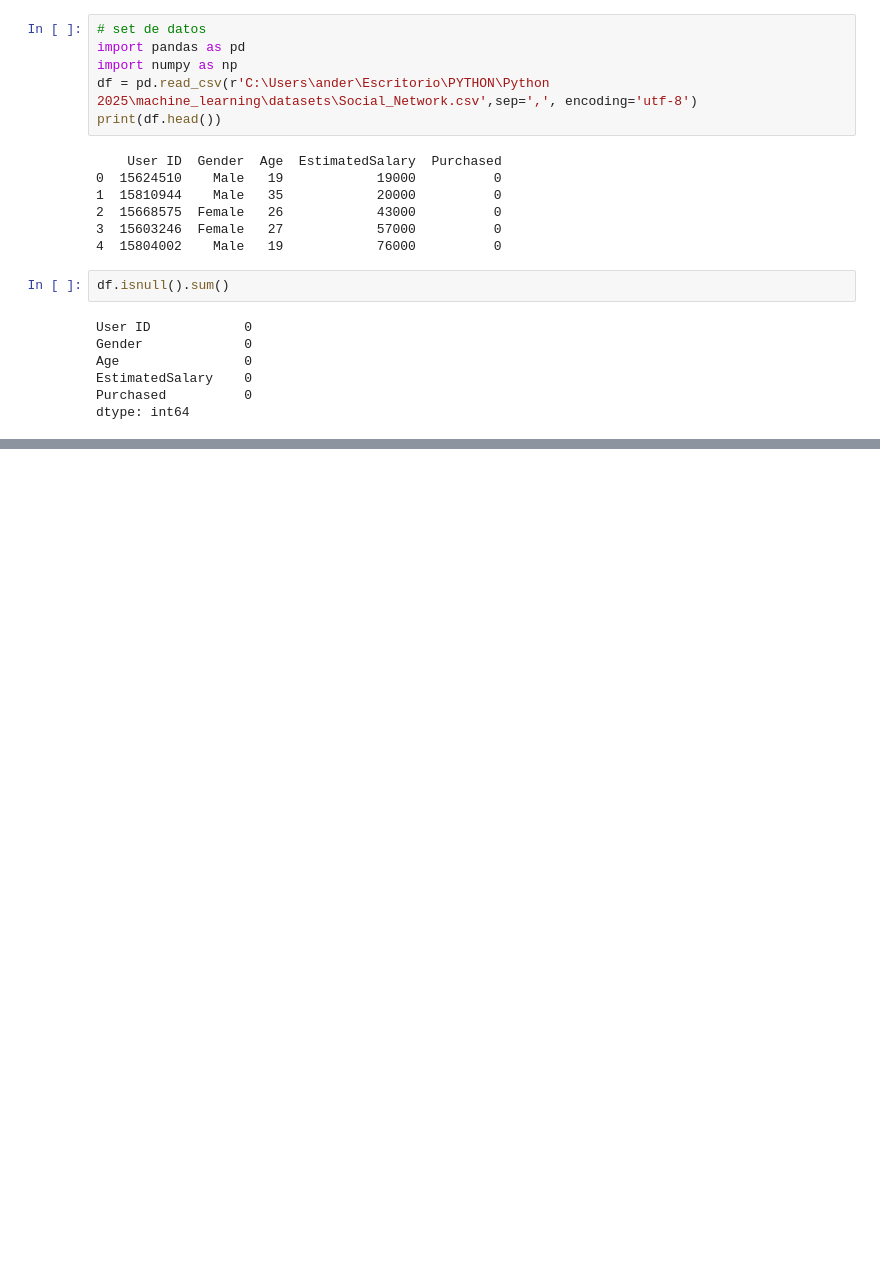
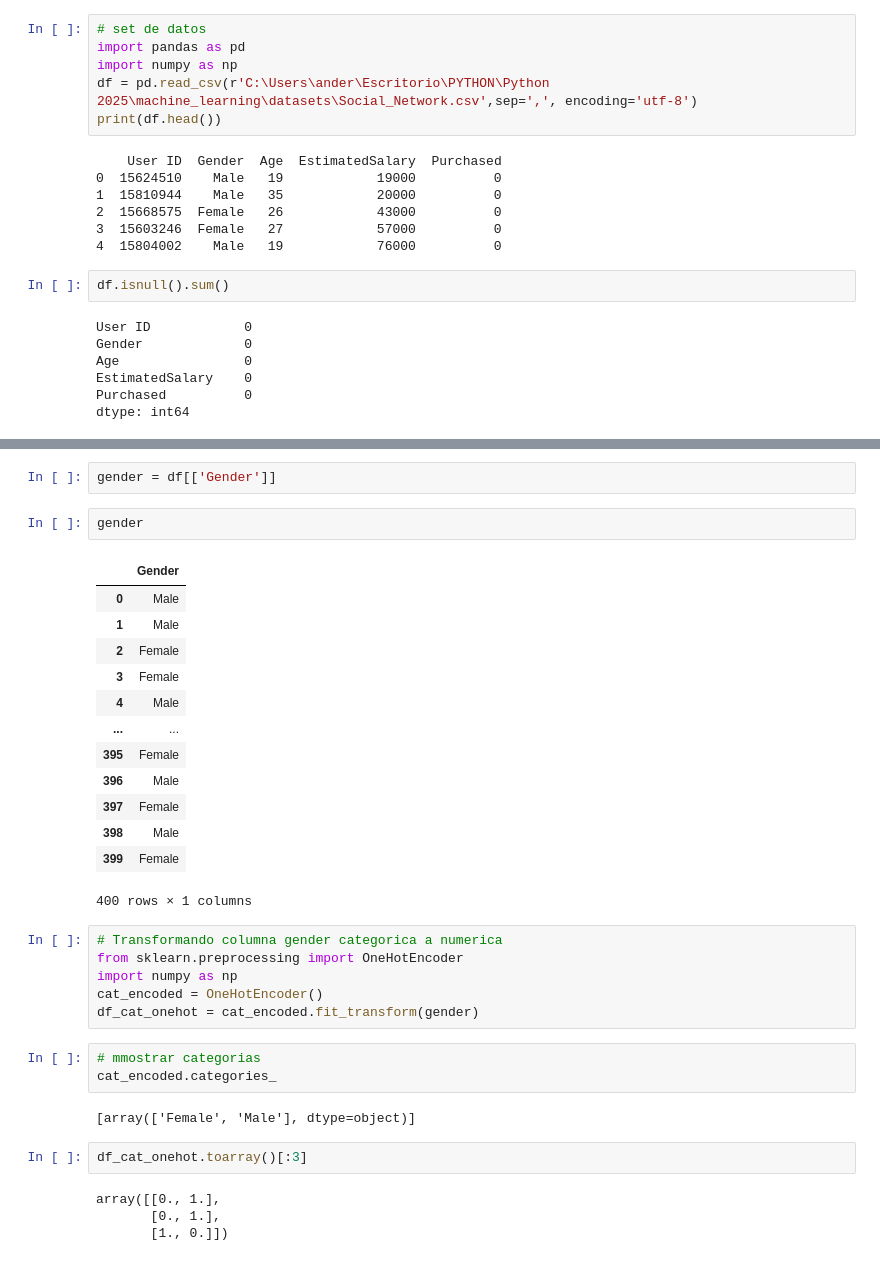
Before and after one commit to beyondAnalysIs/Machine_Learning_Python_scikit-learn, a Jupyter notebook: regresion/03_clasificacion.ipynb, the cells around one changed output, grey strips where cells are left out. Saved outputs shown, nothing was run; the diff lists cells and outputs as text; blank space fills up the shorter version.

```diff
--- a/regresion/03_clasificacion.ipynb
+++ b/regresion/03_clasificacion.ipynb
@@ -127,0 +166,35 @@ dtype: int64
+# %%
+gender = df[['Gender']]
+# %%
+gender
+# %% [output]
+|  | Gender |
+| 0 | Male |
+| 1 | Male |
+| 2 | Female |
+| 3 | Female |
+| 4 | Male |
+| ... | ... |
+| 395 | Female |
+| 396 | Male |
+| 397 | Female |
+| 398 | Male |
+| 399 | Female |
+400 rows × 1 columns
+# %%
+# Transformando columna gender categorica a numerica
+from sklearn.preprocessing import OneHotEncoder
+import numpy as np
+cat_encoded = OneHotEncoder()
+df_cat_onehot = cat_encoded.fit_transform(gender)
+# %%
+# mmostrar categorias
+cat_encoded.categories_
+# %% [output]
+[array(['Female', 'Male'], dtype=object)]
+# %%
+df_cat_onehot.toarray()[:3]
+# %% [output]
+array([[0., 1.],
+       [0., 1.],
+       [1., 0.]])
```
Also changed, not shown: parts of 15 cells of this notebook.
